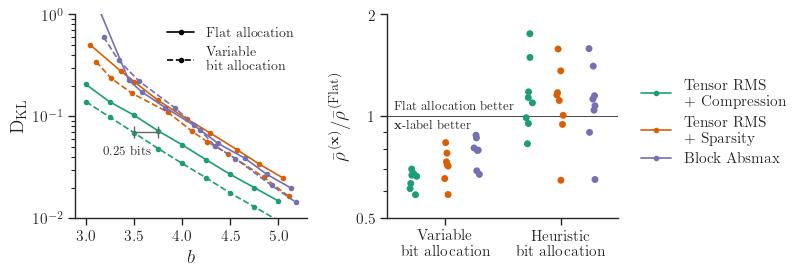
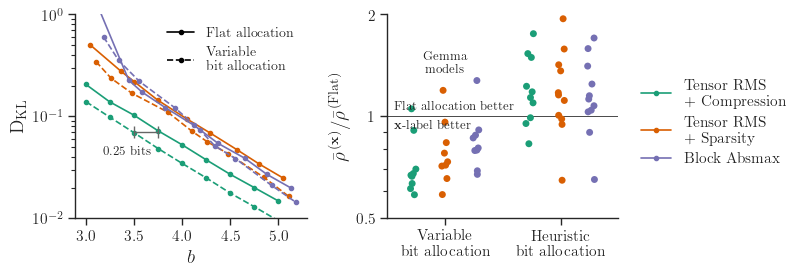
The notebook cell's code change between the first figure and the second:
--- before
+++ after
@@ -4,5 +4,5 @@
 ]
 
-for name, experiments in [("xp_bit_allocation", ["main", "fisher"]), ("xp_bit_allocation_code", "fisher-code")]:
+for name, experiments in [("xp_bit_allocation", ["main", "fisher", "fisher-gemmafix"]), ("xp_bit_allocation_code", ["fisher-code", "fisher-code-gemmafix"])]:
     _, (ax0, ax1) = plt.subplots(ncols=2)
 
@@ -36,5 +36,5 @@
 
     ax1.tick_params(which="minor", labelleft=False)
-    # ax1.annotate("Gemma\nmodels", (0, 1.78), ha="center", va="top", fontsize=9)
+    ax1.annotate("Gemma\nmodels", (0, 1.55), ha="center", va="top", fontsize=9)
     ax1.axhline(1, color="k", lw=0.5)
     ax1.annotate(r"Flat allocation better", (-0.5, 1), (5, 9 if experiments == "fisher-code" else 3), textcoords="offset points", ha="left", va="bottom", fontsize=9)
@@ -57,6 +57,6 @@
 
     print(f"Note [{name}]: variable allocation degrades:")
-    display(d[(d.kl_div_efficiency_delta > 1) & (d.allocation == "variable")][["model", "selected_label"]])
+    display(d[(d.kl_div_efficiency_delta > 1) & (d.allocation == "variable")][["model", "selected_label", "kl_div_efficiency_delta"]])
 
     plot_utils.tidy(ax0.figure)
-    # plot_utils.save(name)
+    plot_utils.save(name)

Commit: Update paper figure